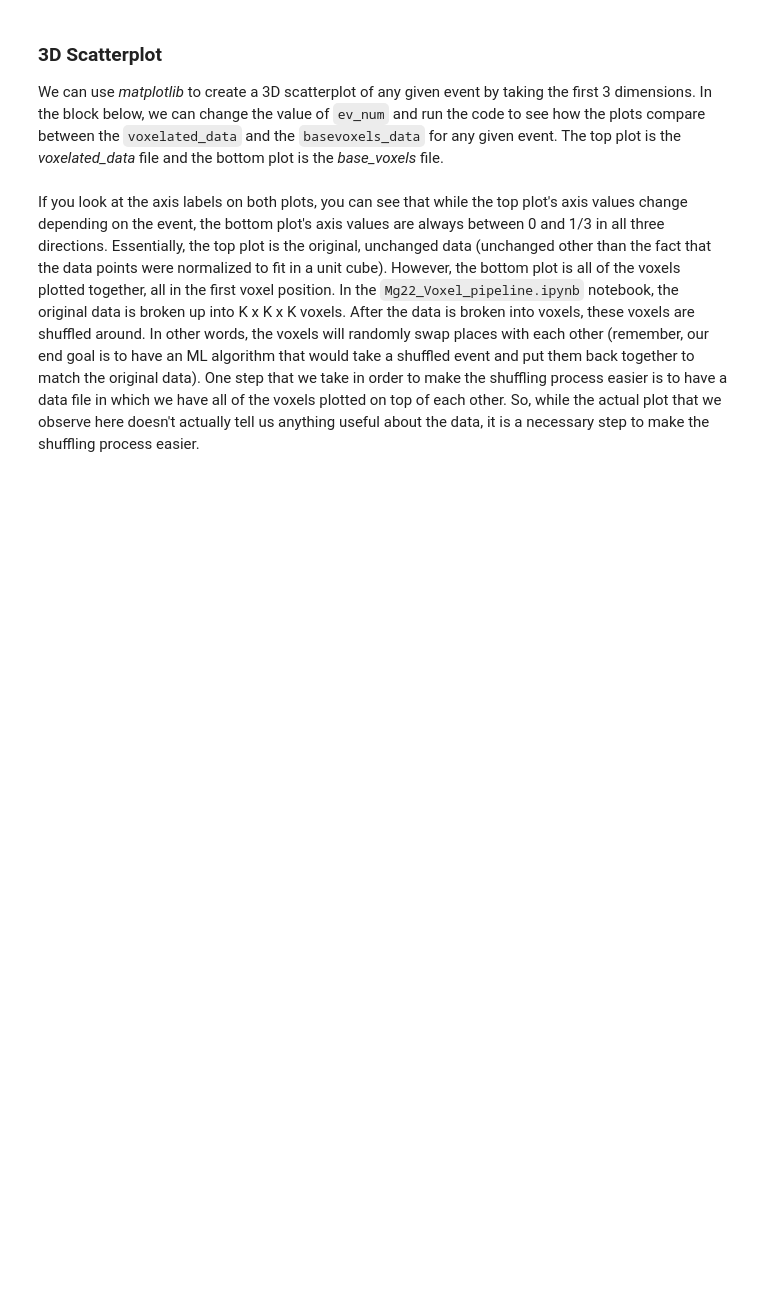
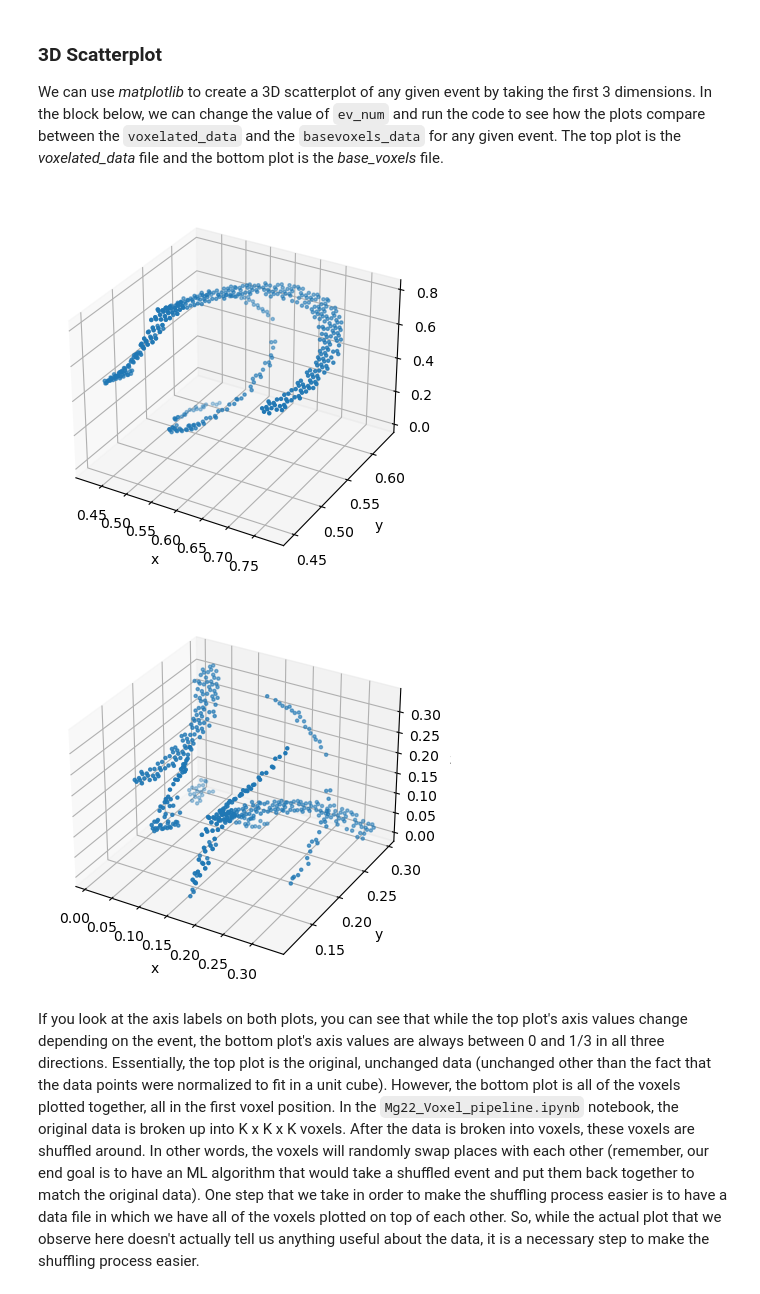
Before and after one commit to alpha-davidson/ATTPCLatent, a Jupyter notebook: voxel-data-exploration.ipynb, the cells around one changed output. Cells and saved outputs as stored; diff of their text form; code cells hidden in the pictures; blank space fills up the shorter version.

```diff
--- a/voxel-data-exploration.ipynb
+++ b/voxel-data-exploration.ipynb
@@ -42,28 +52,31 @@ basevoxels_voxel_id = basevoxels_data[:,:,3]
 We can use _matplotlib_ to create a 3D scatterplot of any given event by taking the first 3 dimensions. In the block below, we can change the value of `ev_num` and run the code to see how the plots compare between the `voxelated_data` and the `basevoxels_data` for any given event. The top plot is the _voxelated_data_ file and the bottom plot is the _base_voxels_ file.
 # %%
 # Choosing the nth event and splitting the position into three arrays of x, y, z positions
-ev_num = 1994     # the event number can range from 0 to 2426
+ev_num = 1000     # the event number can range from 0 to 2426
 voxelated_x = voxelated_data_dim[ev_num,:,0]
 voxelated_y = voxelated_data_dim[ev_num,:,1]
 voxelated_z = voxelated_data_dim[ev_num,:,2]
 
 basevoxels_x = basevoxels_data_dim[ev_num,:,0]
 basevoxels_y = basevoxels_data_dim[ev_num,:,1]
 basevoxels_z = basevoxels_data_dim[ev_num,:,2]
 
 # 3D scatter plot of both data sets
 fig_voxelated = plt.axes(projection='3d')
 fig_voxelated.set_xlabel('x')
 fig_voxelated.set_ylabel('y')
 fig_voxelated.set_zlabel('z')
 fig_voxelated.scatter3D(voxelated_x, voxelated_y, voxelated_z, s=5)      # s changes the size of each point
 plt.show()
 
 fig_basevoxels = plt.axes(projection='3d')
 fig_basevoxels.set_xlabel('x')
 fig_basevoxels.set_ylabel('y')
 fig_basevoxels.set_zlabel('z')
 fig_basevoxels.scatter3D(basevoxels_x, basevoxels_y, basevoxels_z, s=5)
 plt.show()
+# %% [output]
+[figure, added]
+[figure, added]
 # %% [markdown]
 If you look at the axis labels on both plots, you can see that while the top plot's axis values change depending on the event, the bottom plot's axis values are always between 0 and 1/3 in all three directions. Essentially, the top plot is the original, unchanged data (unchanged other than the fact that the data points were normalized to fit in a unit cube). However, the bottom plot is all of the voxels plotted together, all in the first voxel position. In the `Mg22_Voxel_pipeline.ipynb` notebook, the original data is broken up into K x K x K voxels. After the data is broken into voxels, these voxels are shuffled around. In other words, the voxels will randomly swap places with each other (remember, our end goal is to have an ML algorithm that would take a shuffled event and put them back together to match the original data). One step that we take in order to make the shuffling process easier is to have a data file in which we have all of the voxels plotted on top of each other. So, while the actual plot that we observe here doesn't actually tell us anything useful about the data, it is a necessary step to make the shuffling process easier.
```
Also changed, not shown: parts of 1 cell of this notebook, 6 other files.
